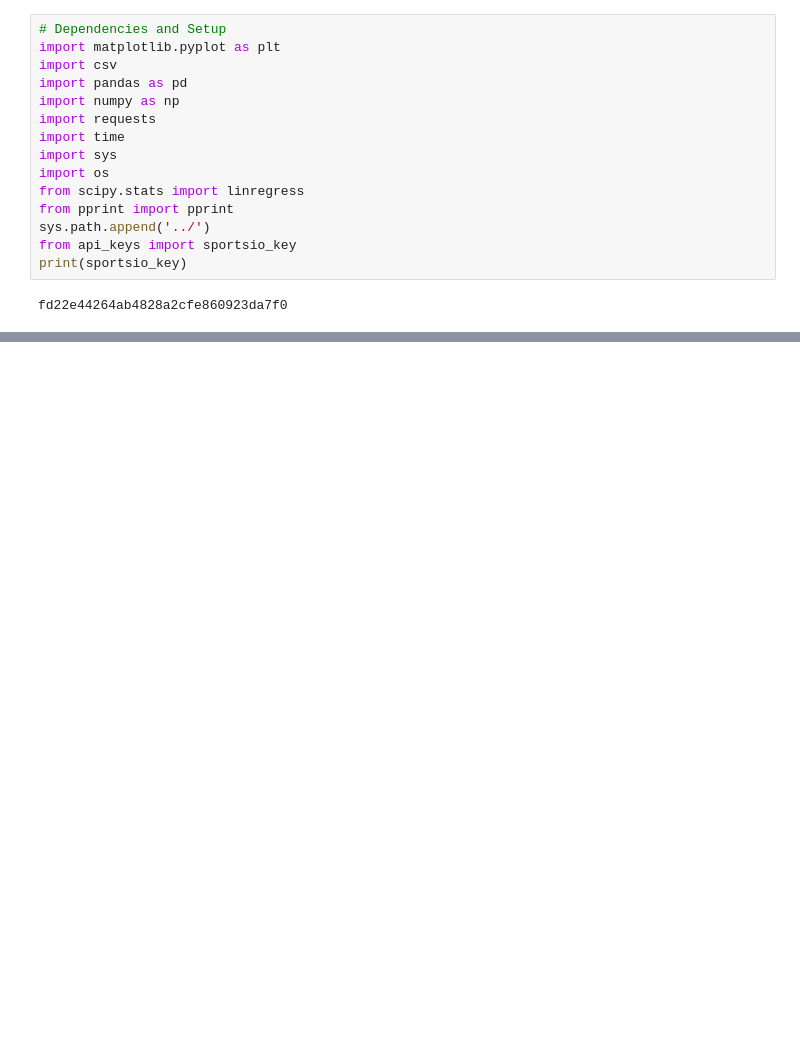
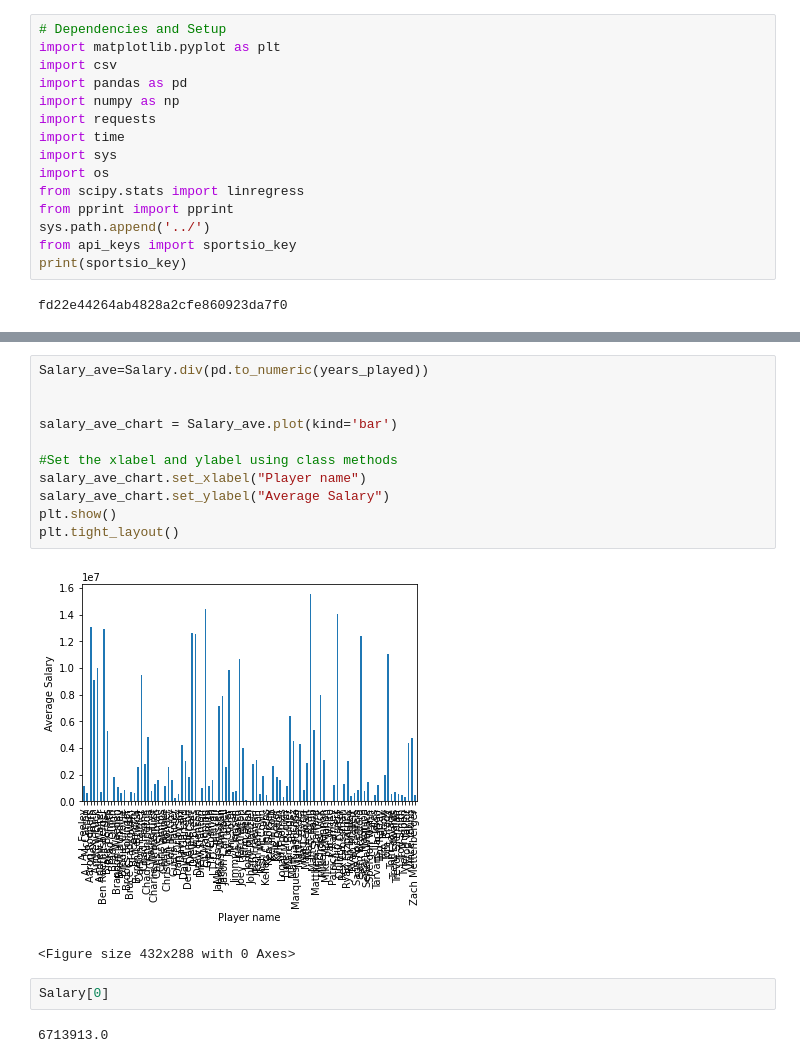
Before and after one commit to mikejackson35/mica_team, a Jupyter notebook: mica_project1.ipynb, the cells around one changed output, grey strips where cells are left out. Drawn from its saved outputs; the diff is of its cells as text; blank space fills up the shorter version.

```diff
--- a/mica_project1.ipynb
+++ b/mica_project1.ipynb
@@ -293,0 +226,18 @@ df_merged.groupby("Name").mean()
+# %%
+Salary_ave=Salary.div(pd.to_numeric(years_played))
+
+
+salary_ave_chart = Salary_ave.plot(kind='bar')
+
+#Set the xlabel and ylabel using class methods
+salary_ave_chart.set_xlabel("Player name")
+salary_ave_chart.set_ylabel("Average Salary")
+plt.show()
+plt.tight_layout()
+# %% [output]
+[figure, added]
+<Figure size 432x288 with 0 Axes>
+# %%
+Salary[0]
+# %% [output]
+6713913.0
```
Also changed, not shown: parts of 33 cells of this notebook.
